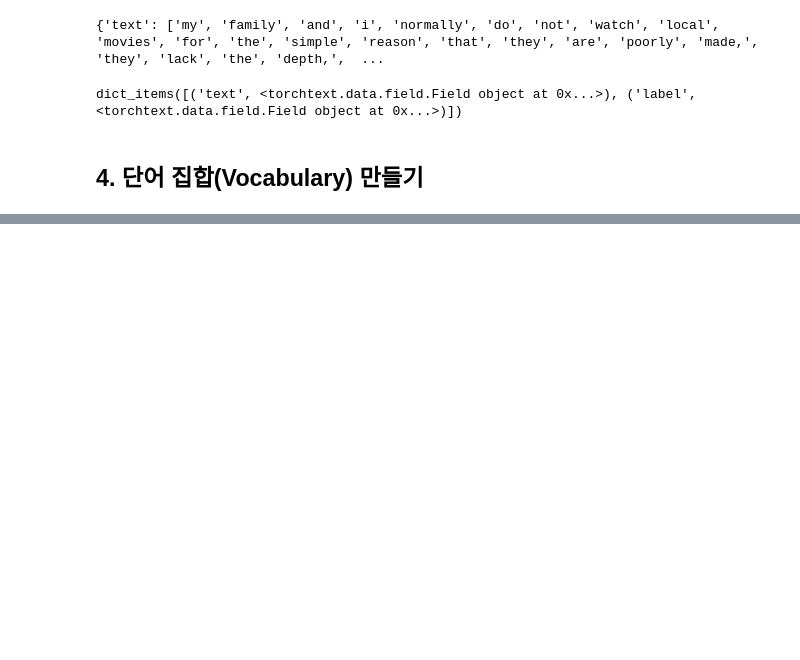
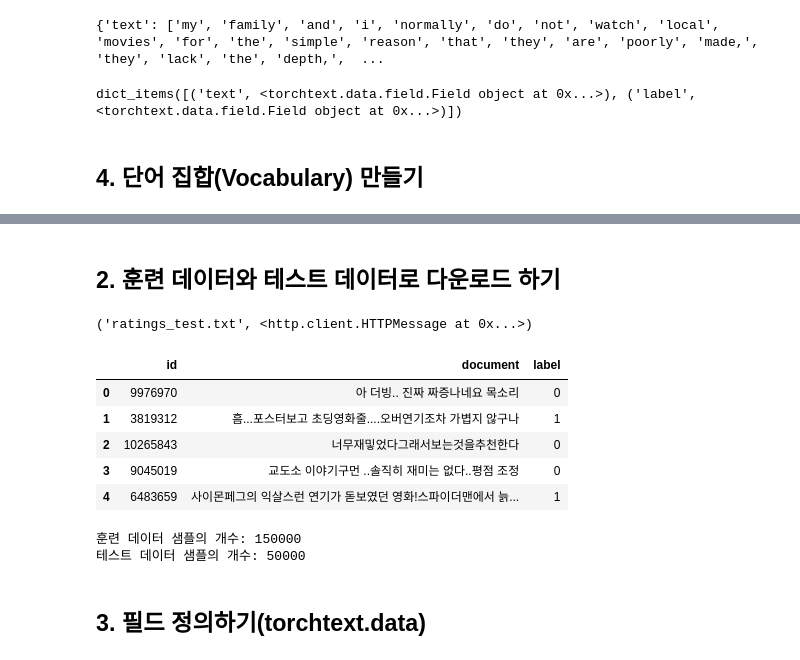
Before and after one commit to embed-Rayn/Numpy-exercise, a Jupyter notebook: wikidocs_code/7.NLP_preprocess.ipynb, the cells around one changed output, grey strips where cells are left out. Cells and saved outputs as stored; diff of their text form; code cells hidden in the pictures; blank space fills up the shorter version.

```diff
--- a/wikidocs_code/7.NLP_preprocess.ipynb
+++ b/wikidocs_code/7.NLP_preprocess.ipynb
@@ -257,0 +373,2 @@ TEXT.build_vocab(train_data, min_freq=10, max_size=10000)
+# %% [markdown]
+## 2. 훈련 데이터와 테스트 데이터로 다운로드 하기
@@ -257,0 +378,25 @@ TEXT.build_vocab(train_data, min_freq=10, max_size=10000)
+# %%
+urllib.request.urlretrieve("https://raw.githubusercontent.com/e9t/nsmc/master/ratings_train.txt", filename="ratings_train.txt")
+urllib.request.urlretrieve("https://raw.githubusercontent.com/e9t/nsmc/master/ratings_test.txt", filename="ratings_test.txt")
+# %% [output]
+('ratings_test.txt', <http.client.HTTPMessage at 0x...>)
+# %%
+train_df = pd.read_table('ratings_train.txt')
+test_df = pd.read_table('ratings_test.txt')
+# %%
+train_df.head()
+# %% [output]
+|  | id | document | label |
+| 0 | 9976970 | 아 더빙.. 진짜 짜증나네요 목소리 | 0 |
+| 1 | 3819312 | 흠...포스터보고 초딩영화줄....오버연기조차 가볍지 않구나 | 1 |
+| 2 | 10265843 | 너무재밓었다그래서보는것을추천한다 | 0 |
+| 3 | 9045019 | 교도소 이야기구먼 ..솔직히 재미는 없다..평점 조정 | 0 |
+| 4 | 6483659 | 사이몬페그의 익살스런 연기가 돋보였던 영화!스파이더맨에서 늙... | 1 |
+# %%
+print('훈련 데이터 샘플의 개수: {}'.format(len(train_df)))
+print('테스트 데이터 샘플의 개수: {}'.format(len(test_df)))
+# %% [output]
+훈련 데이터 샘플의 개수: 150000
+테스트 데이터 샘플의 개수: 50000
+# %% [markdown]
+## 3. 필드 정의하기(torchtext.data)
```
Also changed, not shown: parts of 46 cells of this notebook.
